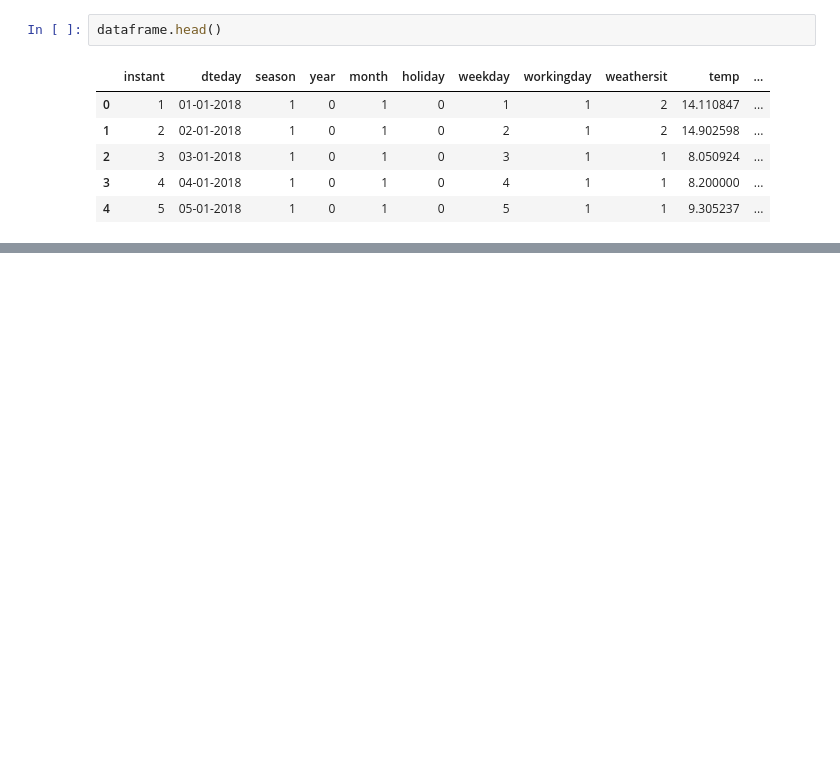
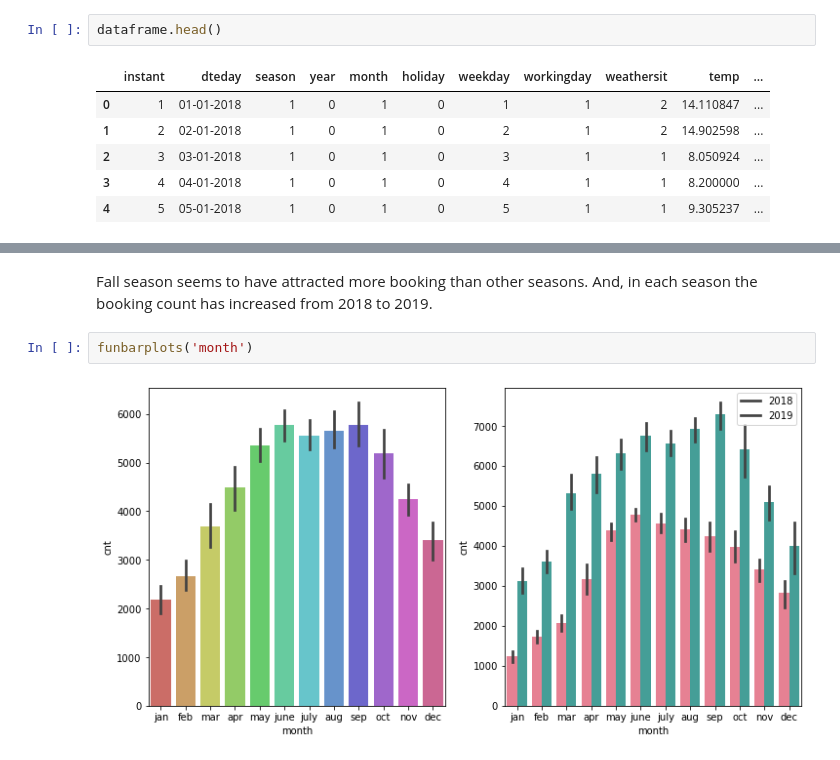
Before and after one commit to sumeet1396/Linear-Regression-Bike-Sharing, a Jupyter notebook: linear-regression-bike-sharing.ipynb, the cells around one changed output, grey strips where cells are left out. Drawn from its saved outputs; the diff is of its cells as text; blank space fills up the shorter version.

```diff
--- a/linear-regression-bike-sharing.ipynb
+++ b/linear-regression-bike-sharing.ipynb
@@ -100,0 +185,6 @@ dataframe.head()
+# %% [markdown]
+Fall season seems to have attracted more booking than other seasons. And, in each season the booking count has increased from 2018 to 2019.
+# %%
+funbarplots('month')
+# %% [output]
+[figure, added]
```
Also changed, not shown: parts of 33 cells of this notebook.
